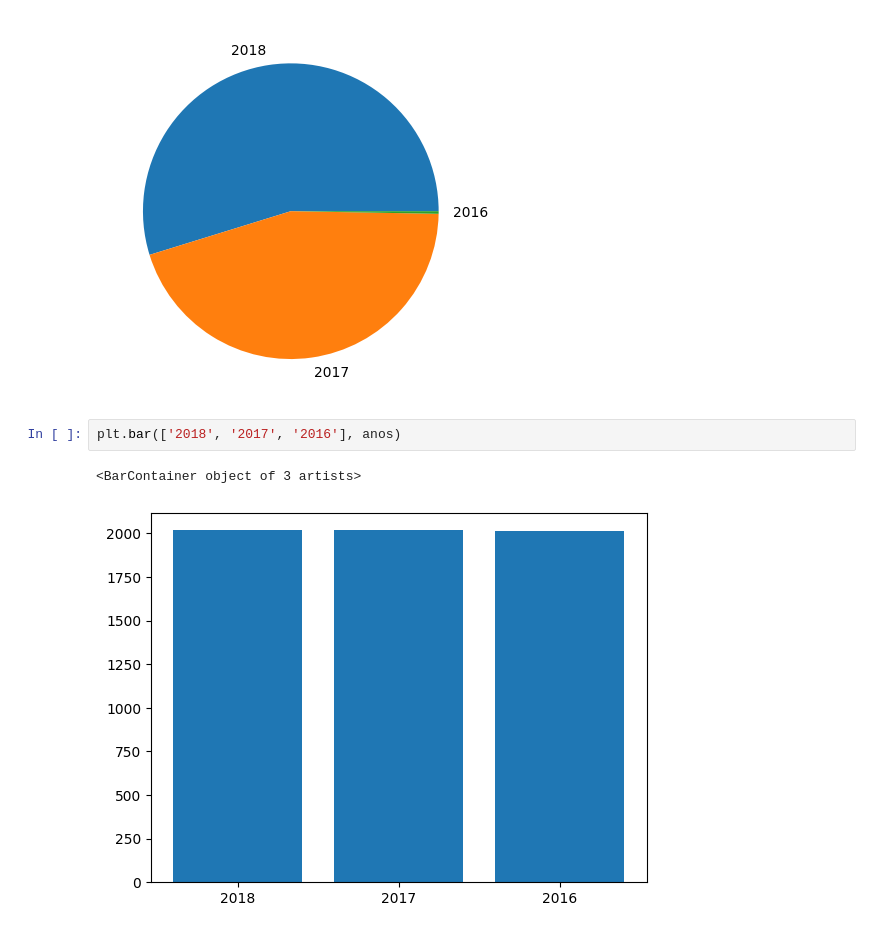
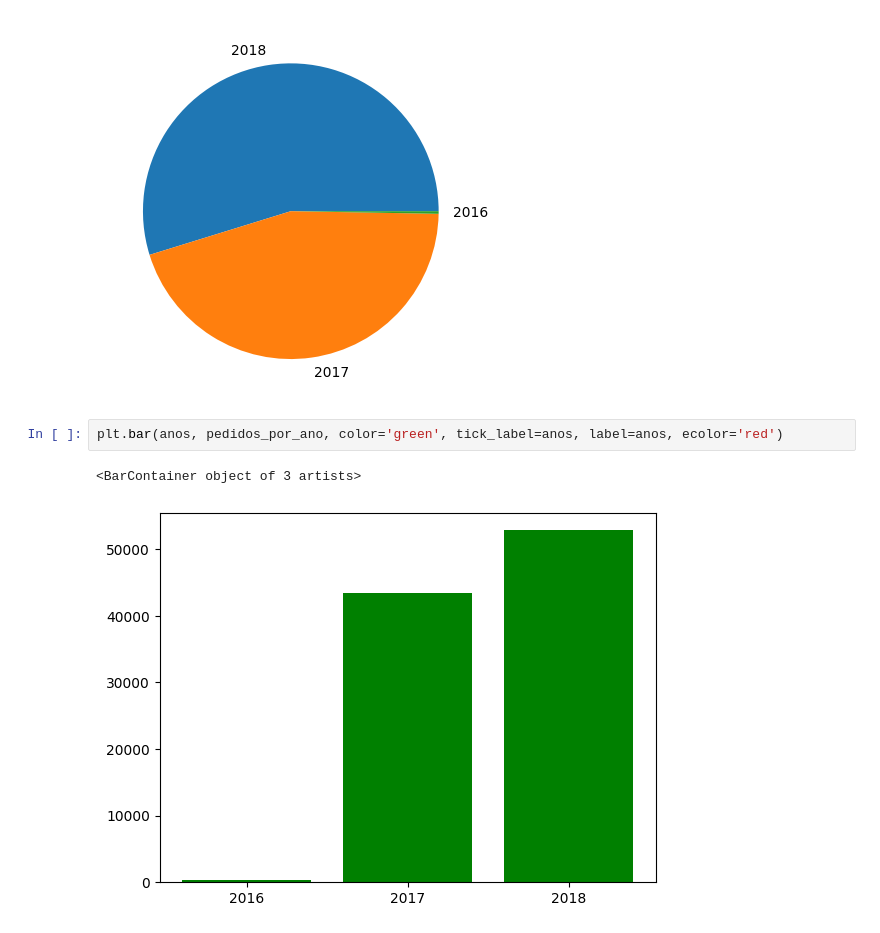
Before and after one commit to DS-Johnny/Estatistica_AnalisedeDados, a Jupyter notebook: ciclo_3/pedidos.ipynb, the cells around one changed output. Drawn from its saved outputs; the diff is of its cells as text.

```diff
--- a/ciclo_3/pedidos.ipynb
+++ b/ciclo_3/pedidos.ipynb
@@ -132,8 +139,8 @@ plt.pie(pedidos_por_ano, labels=['2018', '2017', '2016'])
   Text(0.15469906605746336, -1.089067582366195, '2017'),
   Text(1.0999568400627127, -0.009744229022971975, '2016')])
 [figure]
-# %%
-plt.bar(['2018', '2017', '2016'], anos)
-# %% [output]
-<BarContainer object of 3 artists>
-[figure, removed]
+# %%
+plt.bar(anos, pedidos_por_ano, color='green', tick_label=anos, label=anos, ecolor='red')
+# %% [output]
+<BarContainer object of 3 artists>
+[figure, added]
```
Also changed, not shown: parts of 3 cells of this notebook, 2 other files.
